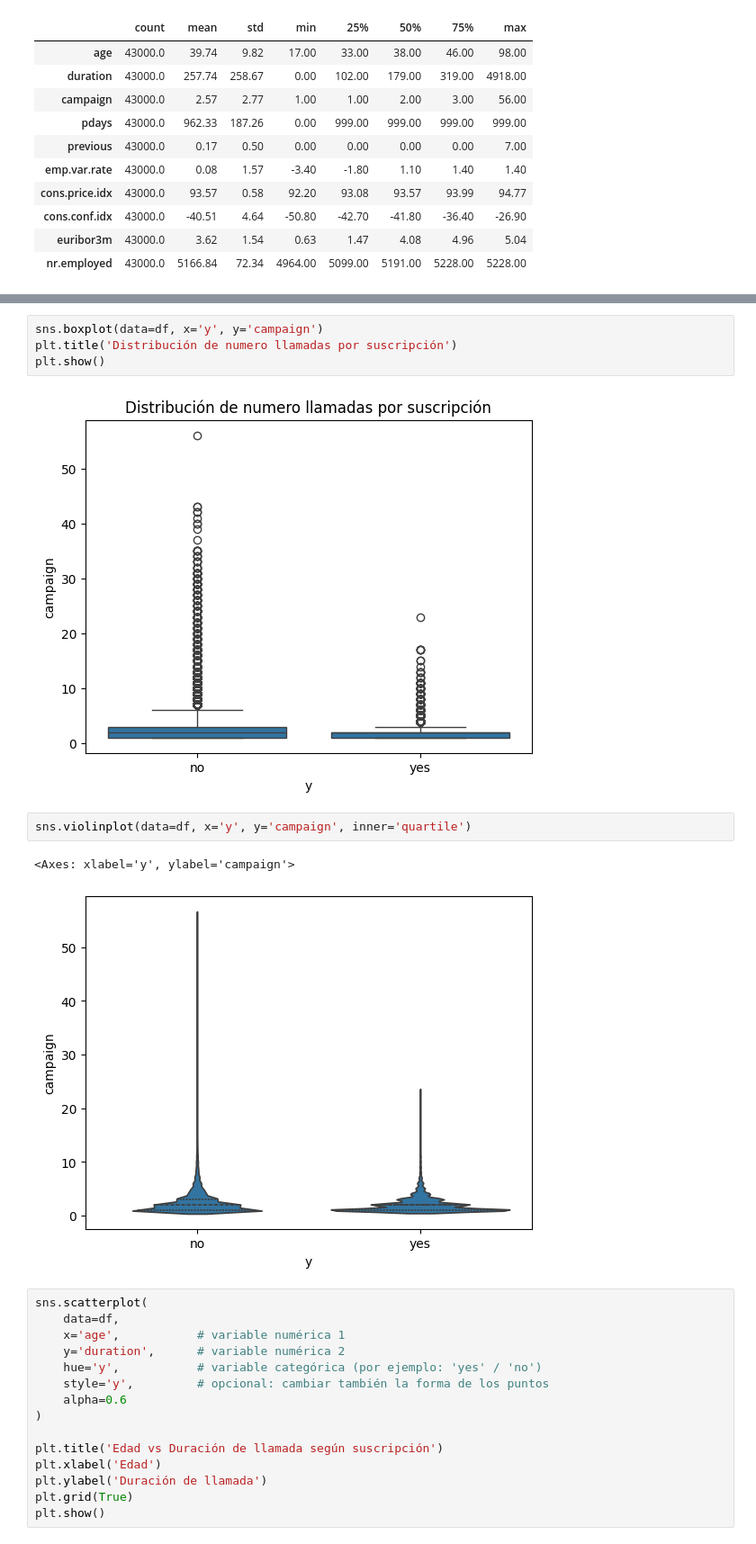
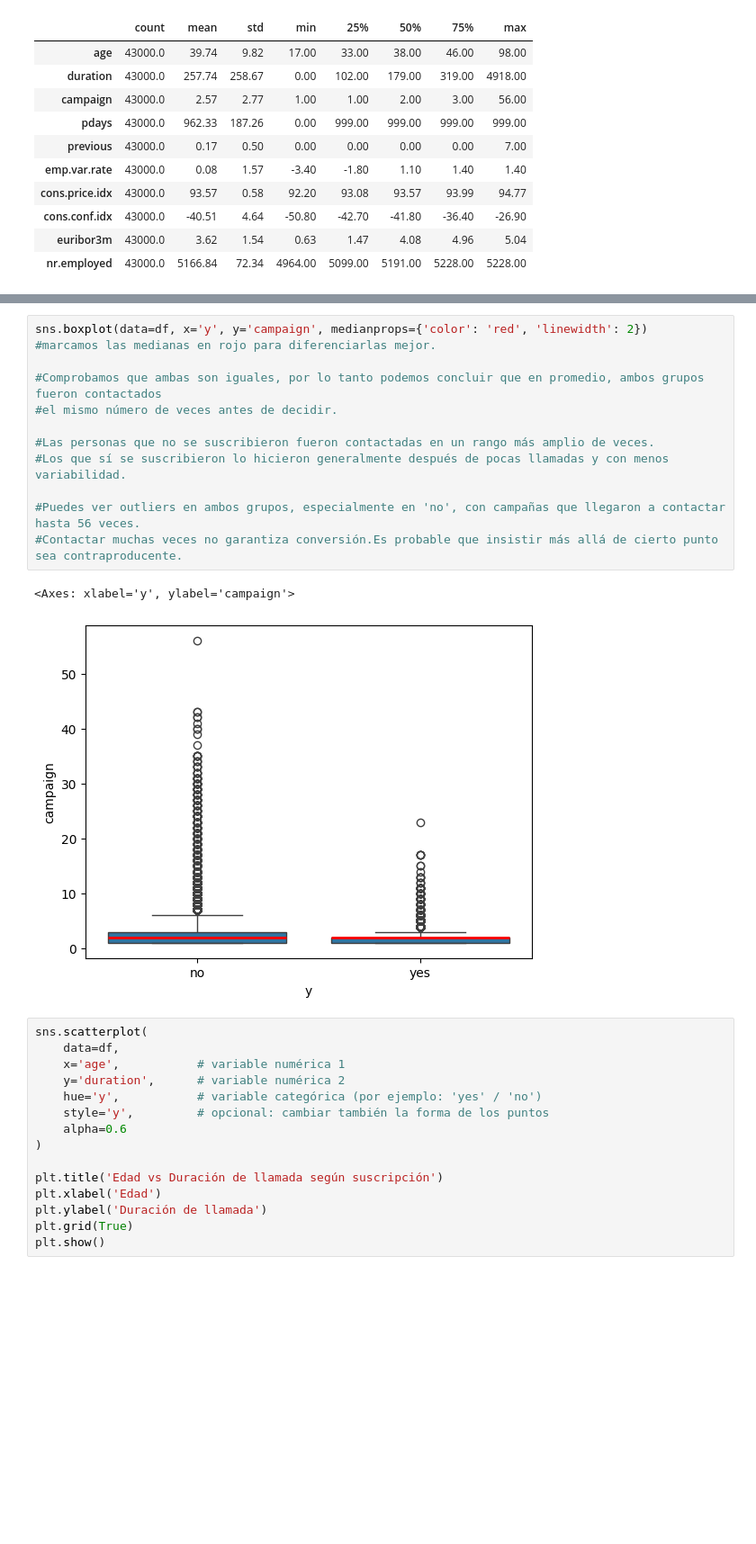
Before and after one commit to GorkaUrquizuBizarro/Proyecto_Python_for_Data, a Jupyter notebook: archivos/bank_aditional.ipynb, the cells around one changed output, grey strips where cells are left out. Shown at 90% size. Saved outputs shown, nothing was run; the diff lists cells and outputs as text; blank space fills up the shorter version.

```diff
--- a/archivos/bank_aditional.ipynb
+++ b/archivos/bank_aditional.ipynb
@@ -1086,14 +1104,18 @@ plt.show()
-# %%
-sns.boxplot(data=df, x='y', y='campaign')
-plt.title('Distribución de numero llamadas por suscripción')
-plt.show()
-# %% [output]
-[figure, removed]
-# %%
-sns.violinplot(data=df, x='y', y='campaign', inner='quartile')
-# %% [output]
-<Axes: xlabel='y', ylabel='campaign'>
-[figure, removed]
+# %%
+sns.boxplot(data=df, x='y', y='campaign', medianprops={'color': 'red', 'linewidth': 2})
+#marcamos las medianas en rojo para diferenciarlas mejor.
+
+#Comprobamos que ambas son iguales, por lo tanto podemos concluir que en promedio, ambos grupos fueron contactados
+#el mismo número de veces antes de decidir.
+
+#Las personas que no se suscribieron fueron contactadas en un rango más amplio de veces.
+#Los que sí se suscribieron lo hicieron generalmente después de pocas llamadas y con menos variabilidad.
+
+#Puedes ver outliers en ambos grupos, especialmente en 'no', con campañas que llegaron a contactar hasta 56 veces.
+#Contactar muchas veces no garantiza conversión.Es probable que insistir más allá de cierto punto sea contraproducente.
+# %% [output]
+<Axes: xlabel='y', ylabel='campaign'>
+[figure, added]
 # %%
 sns.scatterplot(
     data=df,
```
Also changed, not shown: parts of 29 cells of this notebook, 3 other files.
